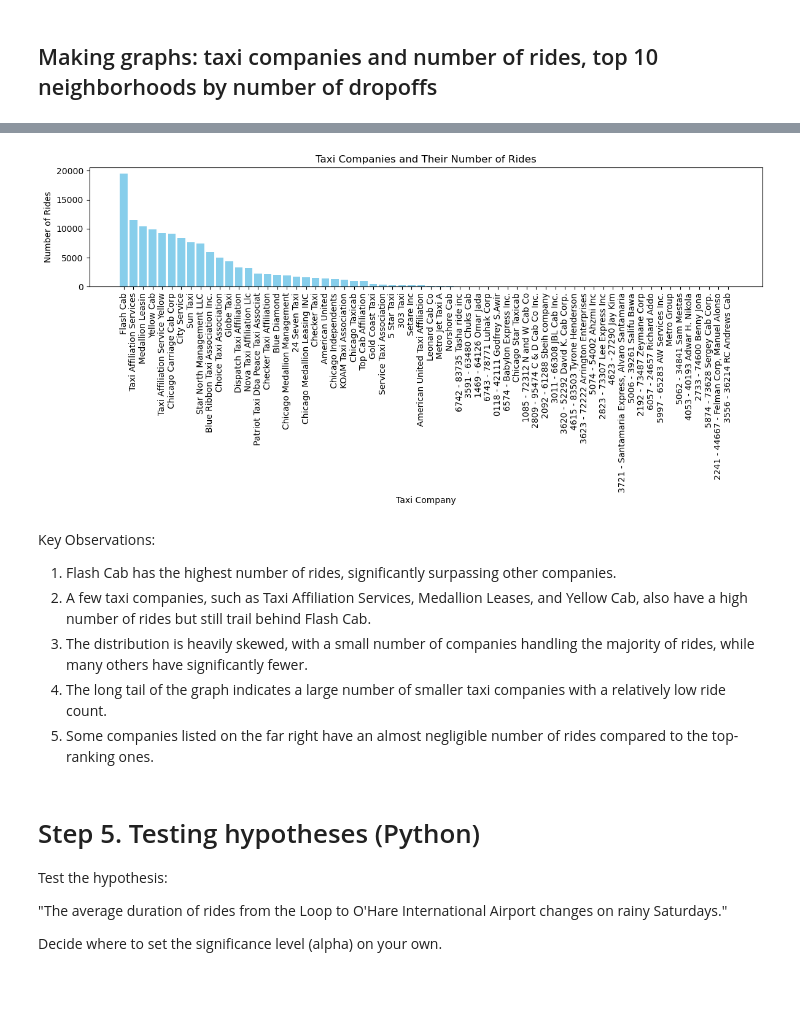
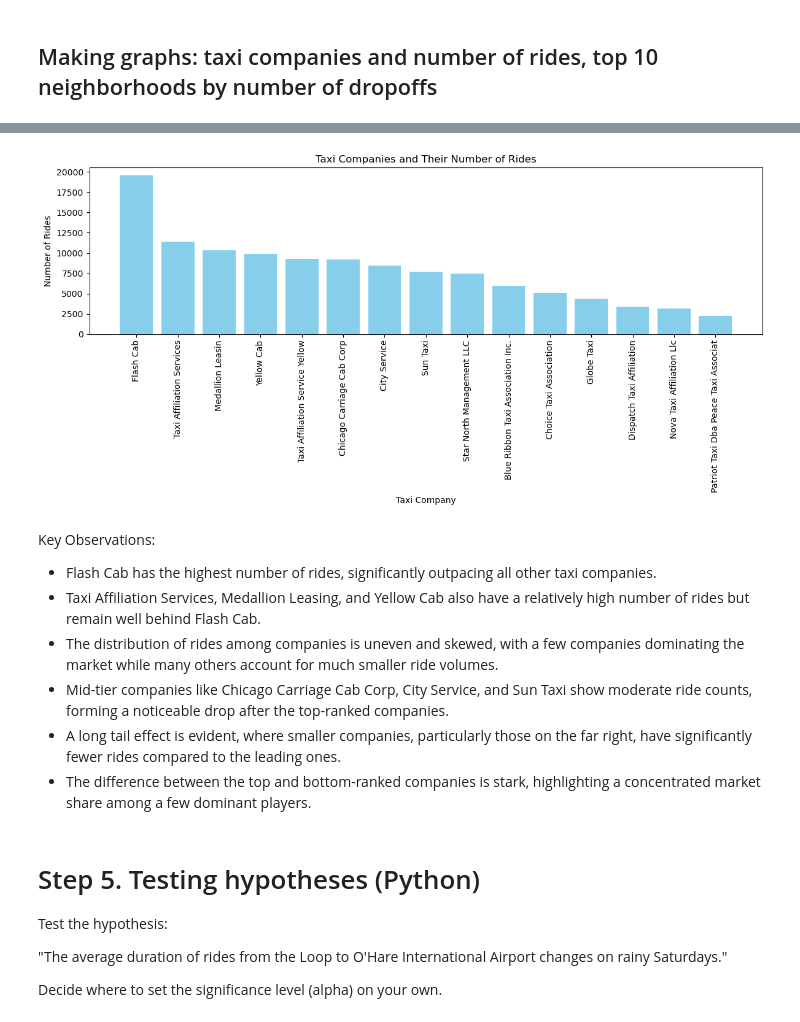
Before and after one commit to hamedtb593/sprint6-sql, a Jupyter notebook: zuber.ipynb, the cells around one changed output, grey strips where cells are left out. Drawn from its saved outputs; the diff is of its cells as text; code cells hidden in the pictures; blank space fills up the shorter version.

```diff
--- a/zuber.ipynb
+++ b/zuber.ipynb
@@ -198,3 +198,7 @@ Based on the data, the top 10 neighborhoods with the highest average number of d
 These neighborhoods represent high-traffic locations, with the Loop, River North, and Streeterville showing the highest concentrations of drop-offs.
 # %% [markdown]
 ## Making graphs: taxi companies and number of rides, top 10 neighborhoods by number of dropoffs
+# %%
+# identifying the top 15 Taxi Company and their total trips
+top_taxi_co = df_taxi.sort_values(by='trips_amount', ascending=False).head(15)
+print(top_taxi_co)
@@ -201,27 +222,28 @@ These neighborhoods represent high-traffic locations, with the Loop, River North
 # %%
 
 # Ploting taxi companies and their number of rides
 plt.figure(figsize=(12, 6))
 
 # Taxi Companies bar plot
-plt.bar(df_taxi['company_name'], df_taxi['trips_amount'], color='skyblue')
+plt.bar(top_taxi_co['company_name'], top_taxi_co['trips_amount'], color='skyblue')
 plt.title('Taxi Companies and Their Number of Rides')
 plt.xlabel('Taxi Company')
 plt.ylabel('Number of Rides')
 plt.xticks(rotation=90)
 
 #Show plot
 plt.tight_layout()
 plt.show()
 # %% [output]
-[figure, old version]
+[figure, new version]
 # %% [markdown]
 Key Observations:
-1. Flash Cab has the highest number of rides, significantly surpassing other companies.
-2. A few taxi companies, such as Taxi Affiliation Services, Medallion Leases, and Yellow Cab, also have a high number of rides but still trail behind Flash Cab.
-3. The distribution is heavily skewed, with a small number of companies handling the majority of rides, while many others have significantly fewer.
-4. The long tail of the graph indicates a large number of smaller taxi companies with a relatively low ride count.
-5. Some companies listed on the far right have an almost negligible number of rides compared to the top-ranking ones.
+- Flash Cab has the highest number of rides, significantly outpacing all other taxi companies.
+- Taxi Affiliation Services, Medallion Leasing, and Yellow Cab also have a relatively high number of rides but remain well behind Flash Cab.
+- The distribution of rides among companies is uneven and skewed, with a few companies dominating the market while many others account for much smaller ride volumes.
+- Mid-tier companies like Chicago Carriage Cab Corp, City Service, and Sun Taxi show moderate ride counts, forming a noticeable drop after the top-ranked companies.
+- A long tail effect is evident, where smaller companies, particularly those on the far right, have significantly fewer rides compared to the leading ones.
+- The difference between the top and bottom-ranked companies is stark, highlighting a concentrated market share among a few dominant players.
 # %% [markdown]
 # Step 5. Testing hypotheses (Python)
 Test the hypothesis:
```
Also changed, not shown: parts of 7 cells of this notebook.
